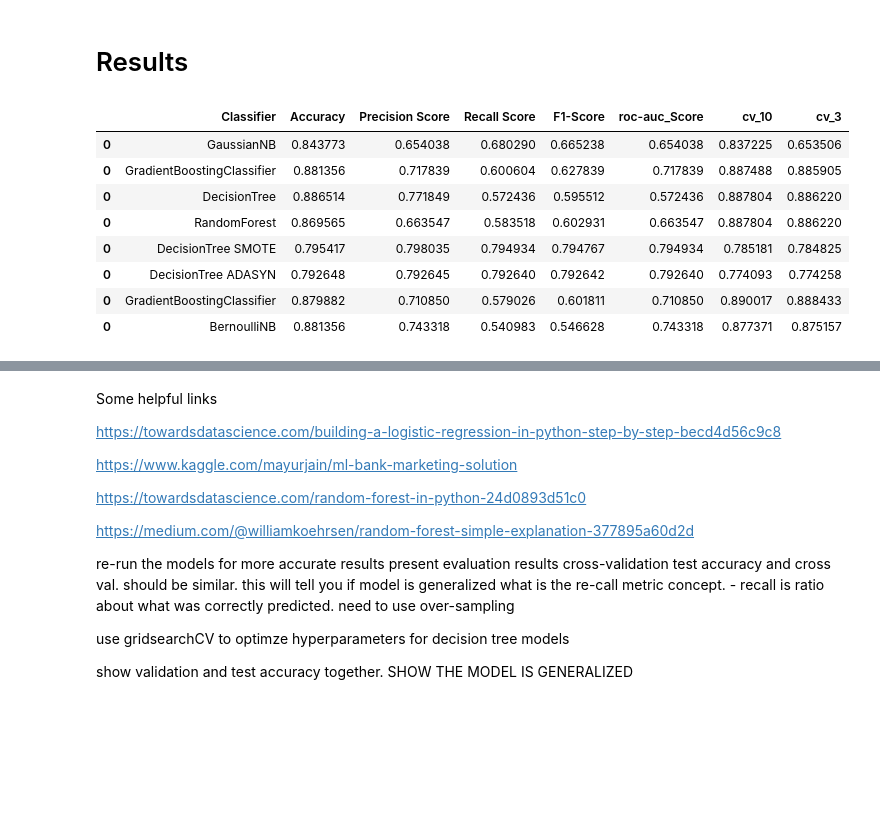
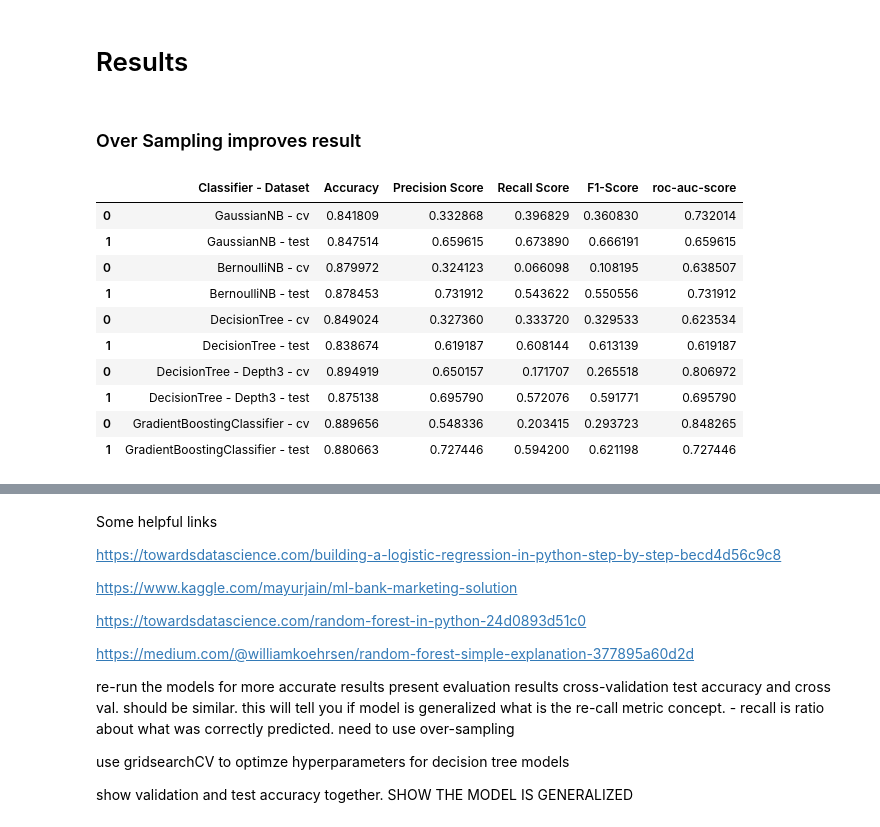
Before and after one commit to JialunC/SCS3250-final-project, a Jupyter notebook: Final_project_UofT_intro_datascience.ipynb, the cells around one changed output, grey strips where cells are left out. Drawn from its saved outputs; the diff is of its cells as text; code cells hidden in the pictures; blank space fills up the shorter version.

```diff
--- a/Final_project_UofT_intro_datascience.ipynb
+++ b/Final_project_UofT_intro_datascience.ipynb
@@ -676,28 +702,3 @@ X_train, X_test, y_train, y_test = model_selection.train_test_split(X, Y, test_s
 ### Gaussian Naive Bayes
 
 https://blog.sicara.com/naive-bayes-classifier-sklearn-python-example-tips-42d100429e44
-# %%
-name = 'GaussianNB'
-clf = GaussianNB()
-# cross valification
-cv_10_name = name + ' - cv'
-cv_10_accuracy = cross_val_score(clf, X_train, y_train, scoring='accuracy', cv = 10).mean()
-cv_10_precision = cross_val_score(clf, X_train, y_train, scoring='precision', cv = 10).mean()
-cv_10_recall = cross_val_score(clf, X_train, y_train, scoring='recall', cv = 10).mean()
-cv_10_f1 = cross_val_score(clf, X_train, y_train, scoring='f1', cv = 10).mean()
-cv_10_roc_auc = cross_val_score(clf, X_train, y_train, scoring='roc_auc', cv = 10).mean()
-log_entry = pd.DataFrame([[cv_10_name,cv_10_accuracy,cv_10_precision,cv_10_recall,cv_10_f1,cv_10_roc_auc]], columns=log_cols)
-log = log.append(log_entry)
-
-# fitting model
-clf.fit(X_train,y_train)
-test_name = name + ' - test'
-pred=clf.predict(X_test)
-accuracy = metrics.accuracy_score(y_test,pred)
-precision = metrics.precision_score(y_test,pred,average='macro')
-recall = metrics.recall_score(y_test,pred,average='macro')
-f1_score = metrics.f1_score(y_test,pred,average='macro')
-roc_auc = metrics.roc_auc_score(pred,y_test)
-log_entry = pd.DataFrame([[test_name,accuracy,precision,recall,f1_score,roc_auc]], columns=log_cols)
-log = log.append(log_entry)
-log
@@ -889,0 +894,6 @@ results_SMOTE = results_SMOTE[['feature','importance']].sort_values(by='importan
+# %%
+name = 'Gradient Boosting SMOTE'
+sm = SMOTE(random_state=15)
+GradientBoostingClassifier_clf = GradientBoostingClassifier(n_estimators=100, random_state=seed)
+result_gbSMOTE, _ = split_dataset_run_cross_val_and_evaluate_with_test_dataset(X, Y, GradientBoostingClassifier_clf, name, sm)
+result_gbSMOTE
@@ -915,14 +938,29 @@ results_ADASYN = results_ADASYN[['feature','importance']].sort_values(by='import
 # %% [markdown]
 # Results
-# %%
-log
-# %% [output]
-|  | Classifier | Accuracy | Precision Score | Recall Score | F1-Score | roc-auc_Score | cv_10 | cv_3 |
-| 0 | GaussianNB | 0.843773 | 0.654038 | 0.680290 | 0.665238 | 0.654038 | 0.837225 | 0.653506 |
-| 0 | GradientBoostingClassifier | 0.881356 | 0.717839 | 0.600604 | 0.627839 | 0.717839 | 0.887488 | 0.885905 |
-| 0 | DecisionTree | 0.886514 | 0.771849 | 0.572436 | 0.595512 | 0.572436 | 0.887804 | 0.886220 |
-| 0 | RandomForest | 0.869565 | 0.663547 | 0.583518 | 0.602931 | 0.663547 | 0.887804 | 0.886220 |
-| 0 | DecisionTree SMOTE | 0.795417 | 0.798035 | 0.794934 | 0.794767 | 0.794934 | 0.785181 | 0.784825 |
-| 0 | DecisionTree ADASYN | 0.792648 | 0.792645 | 0.792640 | 0.792642 | 0.792640 | 0.774093 | 0.774258 |
-| 0 | GradientBoostingClassifier | 0.879882 | 0.710850 | 0.579026 | 0.601811 | 0.710850 | 0.890017 | 0.888433 |
-| 0 | BernoulliNB | 0.881356 | 0.743318 | 0.540983 | 0.546628 | 0.743318 | 0.877371 | 0.875157 |
+# %% [markdown]
+### Over Sampling improves result
+# %%
+list_of_classifier = {
+    'GaussianNB': GaussianNB(),
+    'BernoulliNB': BernoulliNB(),
+    'DecisionTree': tree.DecisionTreeClassifier(random_state=seed),
+    'DecisionTree - Depth3': tree.DecisionTreeClassifier(random_state=seed, max_depth=3),
+    'GradientBoostingClassifier': GradientBoostingClassifier(n_estimators=100, random_state=seed)
+}
+log = pd.DataFrame(columns=log_cols)
+for name, clf in list_of_classifier.items():
+    result, _ = split_dataset_run_cross_val_and_evaluate_with_test_dataset(X, Y, clf, name)
+    log = log.append(result)
+log
+# %% [output]
+|  | Classifier - Dataset | Accuracy | Precision Score | Recall Score | F1-Score | roc-auc-score |
+| 0 | GaussianNB - cv | 0.841809 | 0.332868 | 0.396829 | 0.360830 | 0.732014 |
+| 1 | GaussianNB - test | 0.847514 | 0.659615 | 0.673890 | 0.666191 | 0.659615 |
+| 0 | BernoulliNB - cv | 0.879972 | 0.324123 | 0.066098 | 0.108195 | 0.638507 |
+| 1 | BernoulliNB - test | 0.878453 | 0.731912 | 0.543622 | 0.550556 | 0.731912 |
+| 0 | DecisionTree - cv | 0.849024 | 0.327360 | 0.333720 | 0.329533 | 0.623534 |
+| 1 | DecisionTree - test | 0.838674 | 0.619187 | 0.608144 | 0.613139 | 0.619187 |
+| 0 | DecisionTree - Depth3 - cv | 0.894919 | 0.650157 | 0.171707 | 0.265518 | 0.806972 |
+| 1 | DecisionTree - Depth3 - test | 0.875138 | 0.695790 | 0.572076 | 0.591771 | 0.695790 |
+| 0 | GradientBoostingClassifier - cv | 0.889656 | 0.548336 | 0.203415 | 0.293723 | 0.848265 |
+| 1 | GradientBoostingClassifier - test | 0.880663 | 0.727446 | 0.594200 | 0.621198 | 0.727446 |
```
Also changed, not shown: parts of 37 cells of this notebook.
